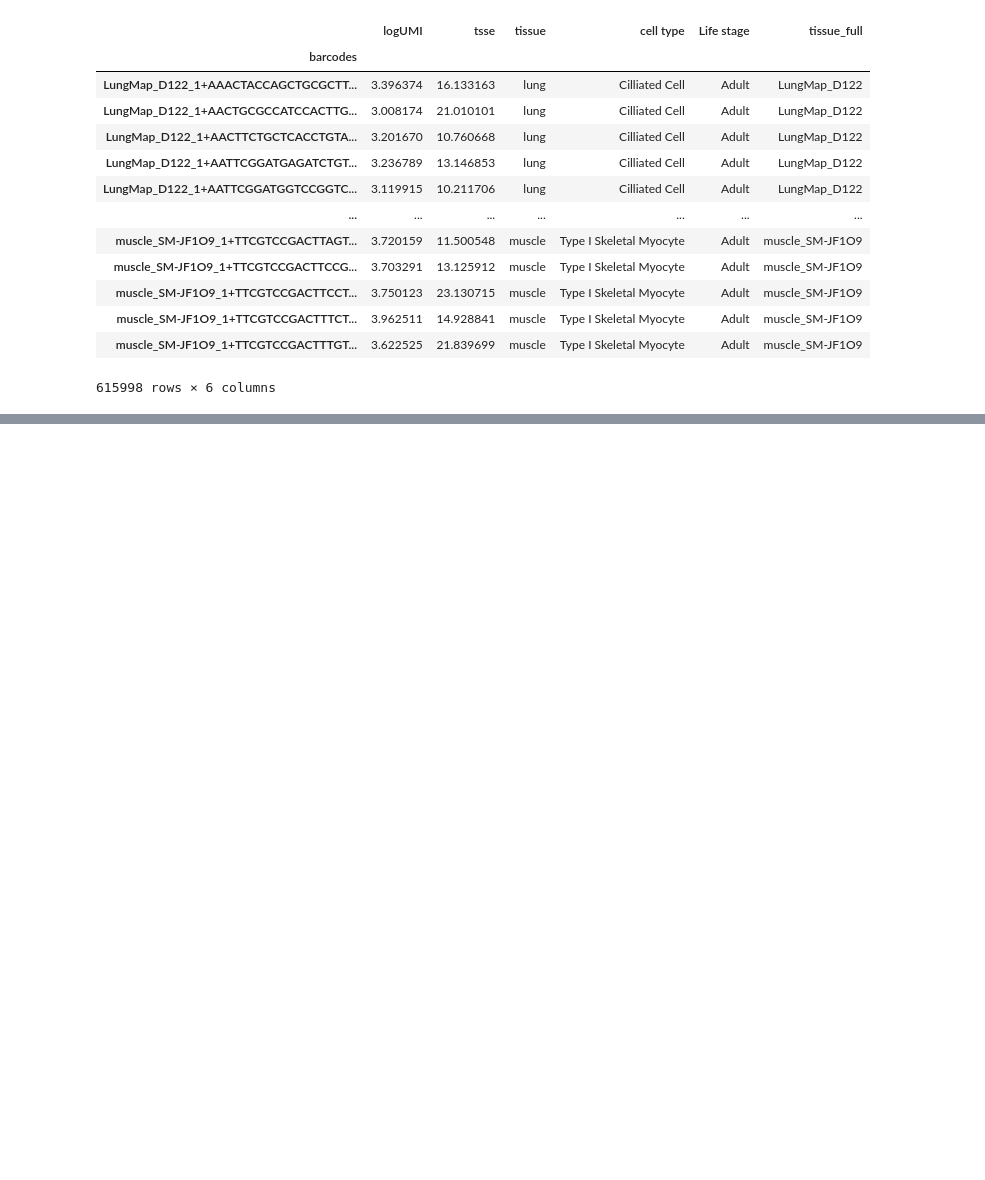
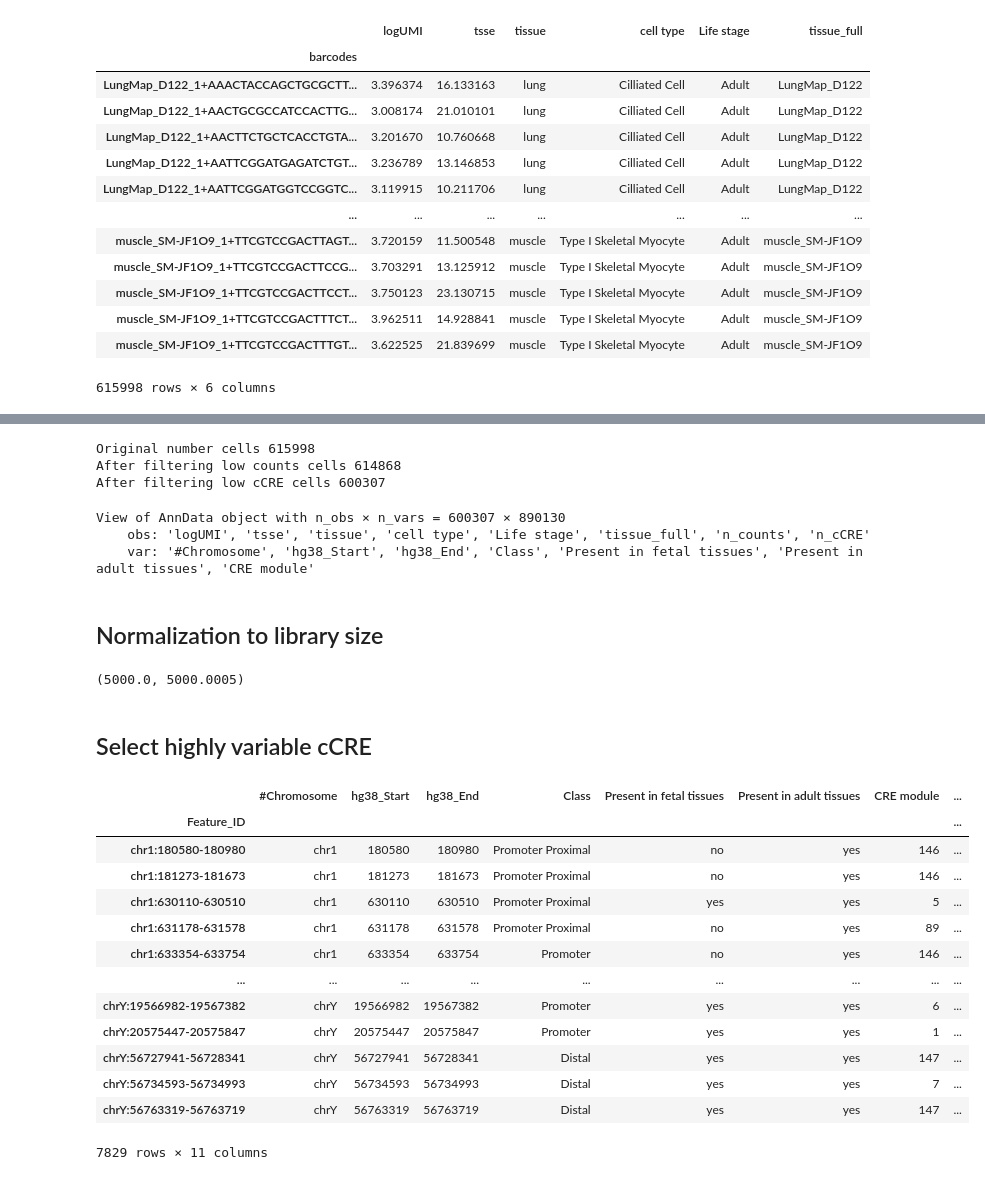
Before and after one commit to Potamitisn/DLBIO, a Jupyter notebook: exploration_h5ad.ipynb, the cells around one changed output, grey strips where cells are left out. Drawn from its saved outputs; the diff is of its cells as text; code cells hidden in the pictures; blank space fills up the shorter version.

```diff
--- a/exploration_h5ad.ipynb
+++ b/exploration_h5ad.ipynb
@@ -268,0 +260,21 @@ AnnCollection object with n_obs × n_vars = 1323041 × 1154611
+# %%
+# See how many can we filter out
+print("Original number cells", bdata.n_obs)
+bdata_copy = bdata[bdata.obs['n_counts'] >= 500]
+print("After filtering low counts cells", bdata_copy.n_obs)
+bdata_copy = bdata_copy[bdata_copy.obs['n_cCRE'] >= 500]
+print("After filtering low cCRE cells", bdata_copy.n_obs)
+# %% [output]
+Original number cells 615998
+After filtering low counts cells 614868
+After filtering low cCRE cells 600307
+# %%
+# Actually do some filtering: on the original bdata, not on the view
+#sc.pp.filter_cells(bdata, min_counts=500)
+#sc.pp.filter_cells(bdata, min_genes=500)
+bdata = bdata_copy
+bdata
+# %% [output]
+View of AnnData object with n_obs × n_vars = 600307 × 890130
+    obs: 'logUMI', 'tsse', 'tissue', 'cell type', 'Life stage', 'tissue_full', 'n_counts', 'n_cCRE'
+    var: '#Chromosome', 'hg38_Start', 'hg38_End', 'Class', 'Present in fetal tissues', 'Present in adult tissues', 'CRE module'
@@ -268,0 +288,2 @@ AnnCollection object with n_obs × n_vars = 1323041 × 1154611
+# %% [markdown]
+## Normalization to library size
@@ -268,0 +293,7 @@ AnnCollection object with n_obs × n_vars = 1323041 × 1154611
+# %%
+# sanity checking if we did normalized it
+bdata.X[10,:].toarray().sum(), bdata.X[100,:].toarray().sum()
+# %% [output]
+(5000.0, 5000.0005)
+# %% [markdown]
+## Select highly variable cCRE
@@ -268,0 +307,19 @@ AnnCollection object with n_obs × n_vars = 1323041 × 1154611
+# %%
+# highly variable genes are marked
+bdata = bdata[:,bdata.var.highly_variable]
+bdata.var
+# %% [output]
+|  | #Chromosome | hg38_Start | hg38_End | Class | Present in fetal tissues | Present in adult tissues | CRE module | ... |
+| Feature_ID |  |  |  |  |  |  |  | ... |
+| chr1:180580-180980 | chr1 | 180580 | 180980 | Promoter Proximal | no | yes | 146 | ... |
+| chr1:181273-181673 | chr1 | 181273 | 181673 | Promoter Proximal | no | yes | 146 | ... |
+| chr1:630110-630510 | chr1 | 630110 | 630510 | Promoter Proximal | yes | yes | 5 | ... |
+| chr1:631178-631578 | chr1 | 631178 | 631578 | Promoter Proximal | no | yes | 89 | ... |
+| chr1:633354-633754 | chr1 | 633354 | 633754 | Promoter | no | yes | 146 | ... |
+| ... | ... | ... | ... | ... | ... | ... | ... | ... |
+| chrY:19566982-19567382 | chrY | 19566982 | 19567382 | Promoter | yes | yes | 6 | ... |
+| chrY:20575447-20575847 | chrY | 20575447 | 20575847 | Promoter | yes | yes | 1 | ... |
+| chrY:56727941-56728341 | chrY | 56727941 | 56728341 | Distal | yes | yes | 147 | ... |
+| chrY:56734593-56734993 | chrY | 56734593 | 56734993 | Distal | yes | yes | 7 | ... |
+| chrY:56763319-56763719 | chrY | 56763319 | 56763719 | Distal | yes | yes | 147 | ... |
+7829 rows × 11 columns
```
Also changed, not shown: parts of 32 cells of this notebook.
